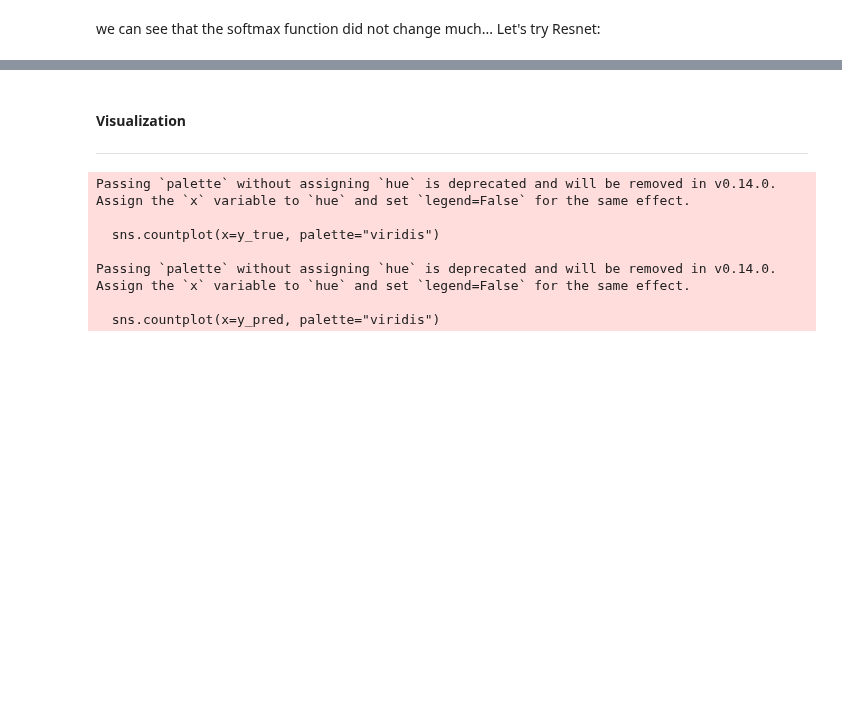
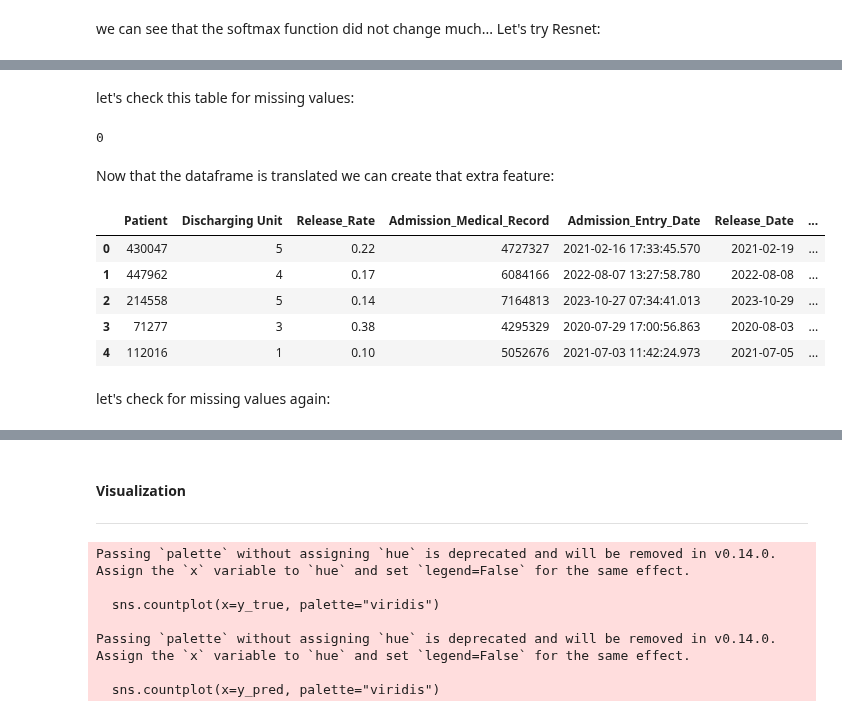
Before and after one commit to RyanWri/data-science2-lab-final-project, a Jupyter notebook: src/team_11/team11_results.ipynb, the cells around one changed output, grey strips where cells are left out. Drawn from its saved outputs; the diff is of its cells as text; code cells hidden in the pictures; blank space fills up the shorter version.

```diff
--- a/src/team_11/team11_results.ipynb
+++ b/src/team_11/team11_results.ipynb
@@ -367,0 +397,20 @@ We can see that even with Resnet we don't get good results, So it could be that
+# %% [markdown]
+let's check this table for missing values:
+# %%
+unitsAdmissions_df_translated.isna().sum().sum()
+# %% [output]
+0
+# %% [markdown]
+Now that the dataframe is translated we can create that extra feature:
+# %%
+clean_hospitazation2_df_encoded_with_release_rate = Task21.add_release_rate_column(hospitalization_df=clean_hospitazation2_df_with_rehospitalization_time_discharging_unit_combined_labeled_encoded, admissions_df=unitsAdmissions_df_translated, discharging_unit_col='Discharging Unit', release_date_cols=['Release_Date','Release_Date2'])
+clean_hospitazation2_df_encoded_with_release_rate.head()
+# %% [output]
+|  | Patient | Discharging Unit | Release_Rate | Admission_Medical_Record | Admission_Entry_Date | Release_Date | ... |
+| 0 | 430047 | 5 | 0.22 | 4727327 | 2021-02-16 17:33:45.570 | 2021-02-19 | ... |
+| 1 | 447962 | 4 | 0.17 | 6084166 | 2022-08-07 13:27:58.780 | 2022-08-08 | ... |
+| 2 | 214558 | 5 | 0.14 | 7164813 | 2023-10-27 07:34:41.013 | 2023-10-29 | ... |
+| 3 | 71277 | 3 | 0.38 | 4295329 | 2020-07-29 17:00:56.863 | 2020-08-03 | ... |
+| 4 | 112016 | 1 | 0.10 | 5052676 | 2021-07-03 11:42:24.973 | 2021-07-05 | ... |
+# %% [markdown]
+let's check for missing values again:
```
Also changed, not shown: parts of 26 cells of this notebook, 5 other files.
